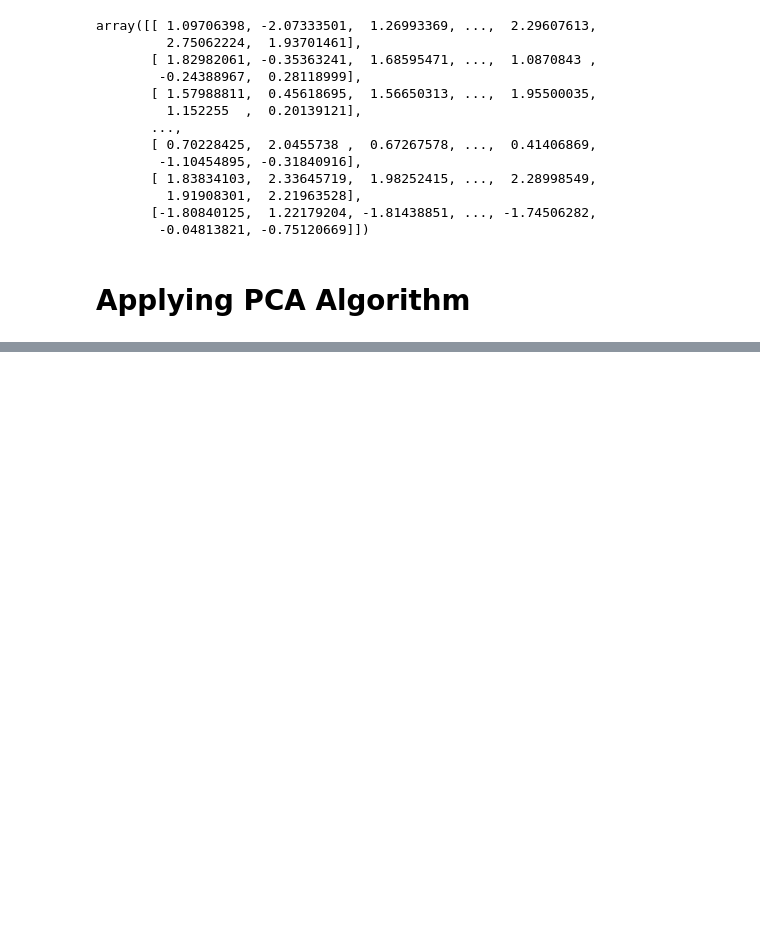
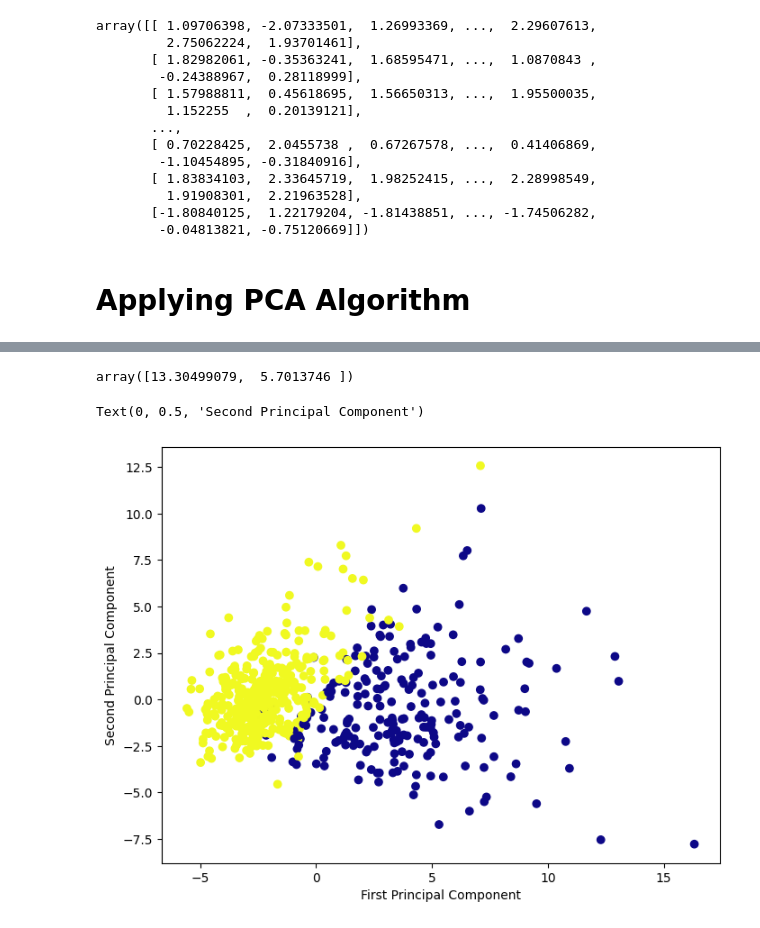
Before and after one commit to Vedshinde06/Machine_learning, a Jupyter notebook: 24-PCA.ipynb, the cells around one changed output, grey strips where cells are left out. Saved outputs shown, nothing was run; the diff lists cells and outputs as text; code cells hidden in the pictures; blank space fills up the shorter version.

```diff
--- a/24-PCA.ipynb
+++ b/24-PCA.ipynb
@@ -90,3 +90,7 @@ array([[ 1.09706398, -2.07333501,  1.26993369, ...,  2.29607613,
 # Applying PCA Algorithm
 # %%
 from sklearn.decomposition import PCA
+# %%
+pca=PCA(n_components=2)
+# %%
+pca_data = pca.fit_transform(scaled_data)
@@ -92,0 +107,12 @@ from sklearn.decomposition import PCA
+# %%
+pca.explained_variance_
+# %% [output]
+array([13.30499079,  5.7013746 ])
+# %%
+plt.figure(figsize=(8,6))
+plt.scatter(pca_data[:,0], pca_data[:,1], c=cancer_dataset['target'], cmap='plasma')
+plt.xlabel('First Principal Component')
+plt.ylabel('Second Principal Component')
+# %% [output]
+Text(0, 0.5, 'Second Principal Component')
+[figure, added]
```
Also changed, not shown: parts of 1 cell of this notebook.
